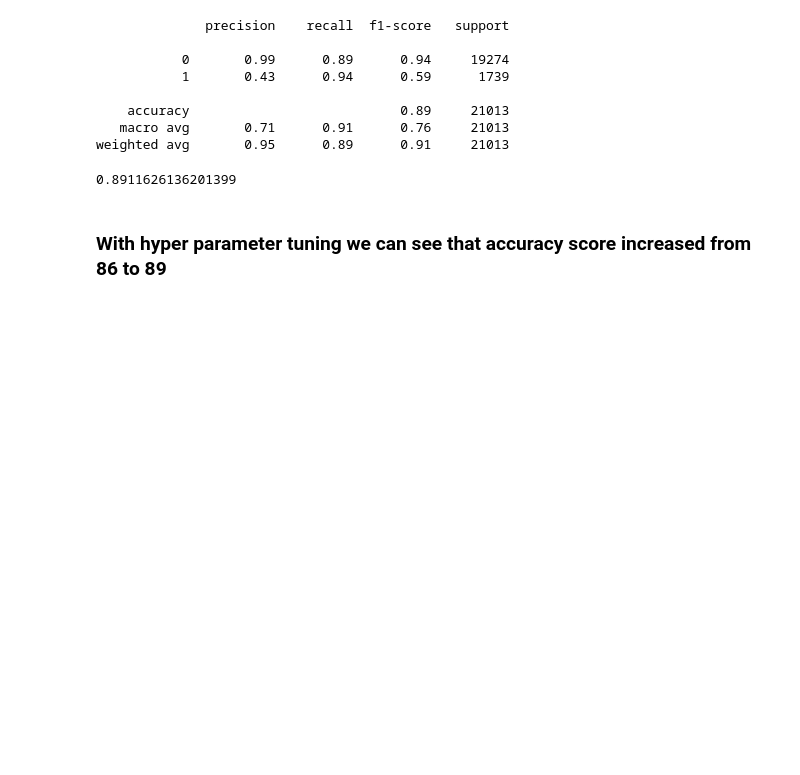
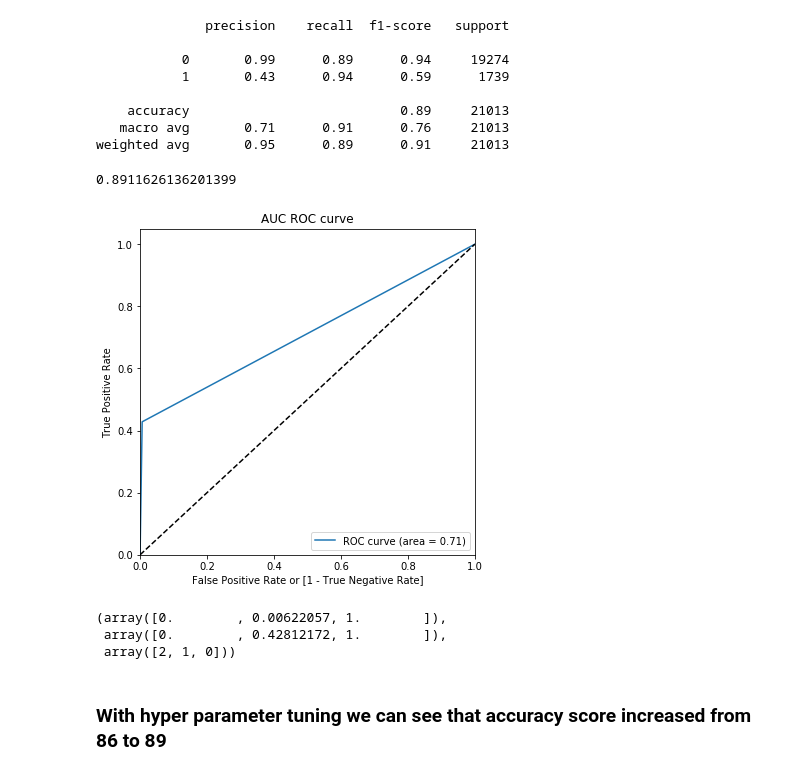
Before and after one commit to ps2420/telecom-churn-case-study, a Jupyter notebook: Pankaj_Singh_telecom_churn_case_Study.ipynb, the cells around one changed output. Cells and saved outputs as stored; diff of their text form; code cells hidden in the pictures; blank space fills up the shorter version.

```diff
--- a/Pankaj_Singh_telecom_churn_case_Study.ipynb
+++ b/Pankaj_Singh_telecom_churn_case_Study.ipynb
@@ -1879,6 +1892,14 @@ weighted avg       0.95      0.89      0.91     21013
 metrics.accuracy_score(y_train_pred, y_train)
 # %% [output]
 0.8911626136201399
+# %%
+# Draw the AUC ROC curve
+draw_roc(y_train_pred, y_train)
+# %% [output]
+[figure, added]
+(array([0.        , 0.00622057, 1.        ]),
+ array([0.        , 0.42812172, 1.        ]),
+ array([2, 1, 0]))
 # %% [markdown]
 ### With hyper parameter tuning we can see that accuracy score increased from 86 to 89
 # %% [markdown]
```
Also changed, not shown: parts of 52 cells of this notebook.
